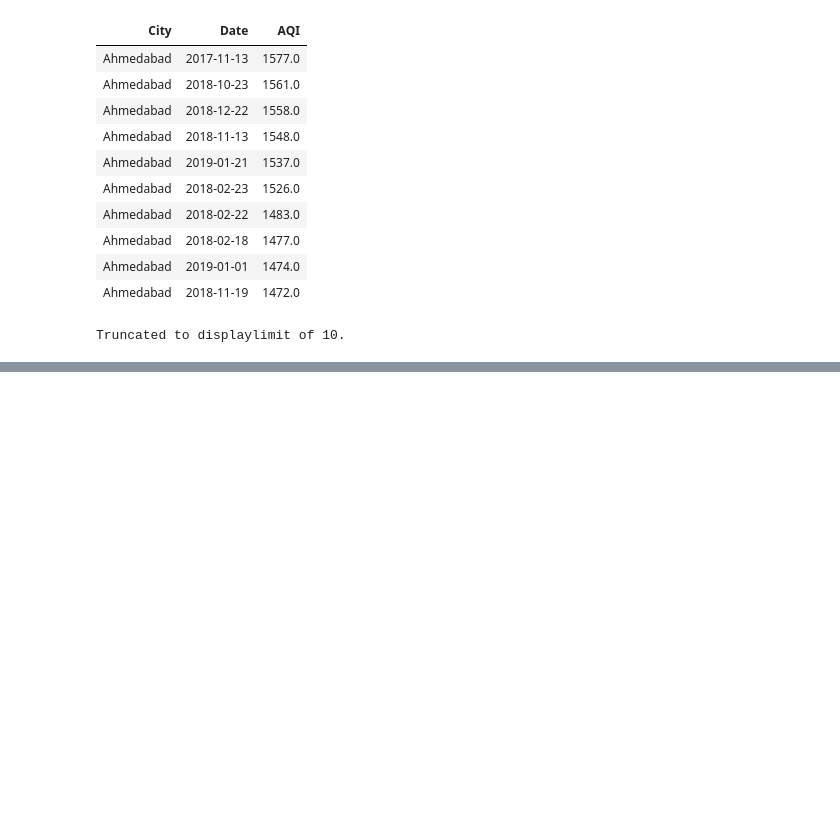
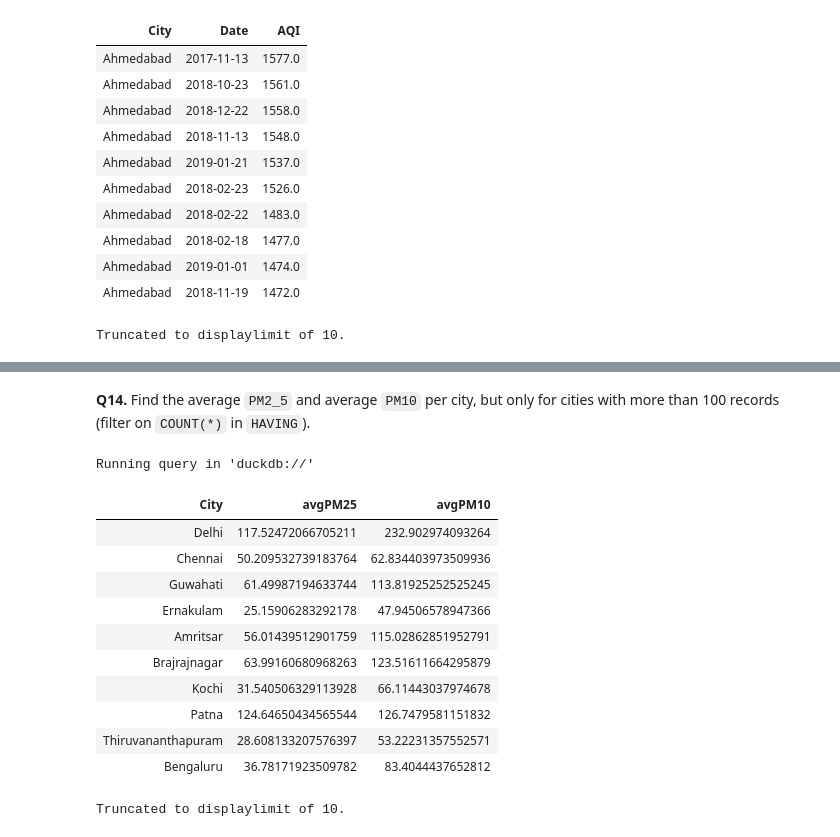
Before and after one commit to shefali-walia/ds-foundations, a Jupyter notebook: week08-sql/practice.ipynb, the cells around one changed output, grey strips where cells are left out. Drawn from its saved outputs; the diff is of its cells as text; code cells hidden in the pictures; blank space fills up the shorter version.

Commit message:
Week08-sql: practice.ipynb - GROUP BY, HAVING

```diff
--- a/week08-sql/practice.ipynb
+++ b/week08-sql/practice.ipynb
@@ -186,0 +233,19 @@ Truncated to displaylimit of 10.
+# %% [markdown]
+**Q14.** Find the average `PM2_5` and average `PM10` per city, but only for cities with more than 100 records (filter on `COUNT(*)` in `HAVING`).
+# %%
+%%sql
+SELECT City, AVG("PM2.5") AS avgPM25, AVG(PM10) AS avgPM10 FROM aqi GROUP BY City HAVING COUNT(*) >100;
+# %% [output]
+Running query in 'duckdb://'
+| City | avgPM25 | avgPM10 |
+| Delhi | 117.52472066705211 | 232.902974093264 |
+| Chennai | 50.209532739183764 | 62.834403973509936 |
+| Guwahati | 61.49987194633744 | 113.81925252525245 |
+| Ernakulam | 25.15906283292178 | 47.94506578947366 |
+| Amritsar | 56.01439512901759 | 115.02862851952791 |
+| Brajrajnagar | 63.99160680968263 | 123.51611664295879 |
+| Kochi | 31.540506329113928 | 66.11443037974678 |
+| Patna | 124.64650434565544 | 126.7479581151832 |
+| Thiruvananthapuram | 28.608133207576397 | 53.22231357552571 |
+| Bengaluru | 36.78171923509782 | 83.4044437652812 |
+Truncated to displaylimit of 10.
```
Also changed, not shown: parts of 6 cells of this notebook.
